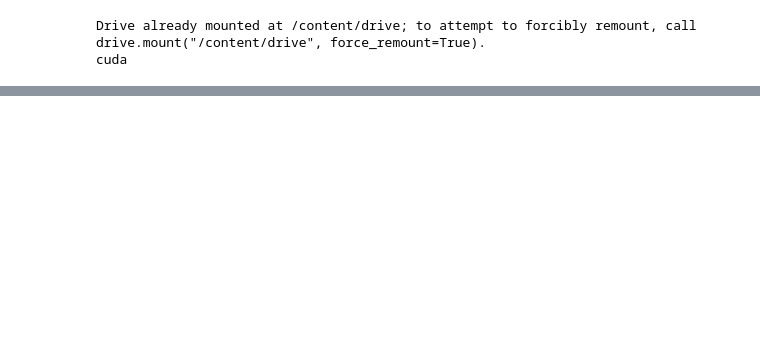
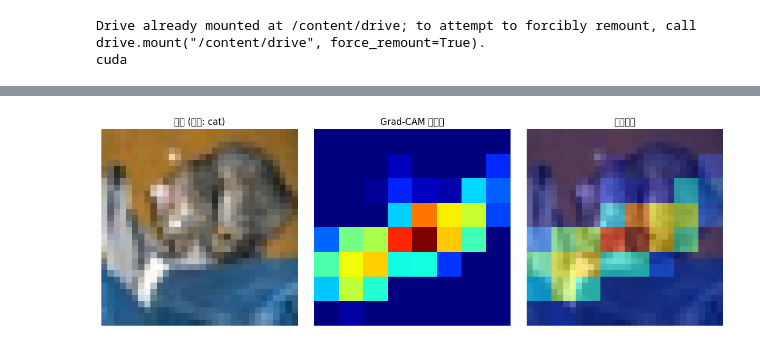
Before and after one commit to JihoonJung2/undergrad-research-practicum, a Jupyter notebook: day1-2.ipynb, the cells around one changed output, grey strips where cells are left out. Drawn from its saved outputs; the diff is of its cells as text; code cells hidden in the pictures; blank space fills up the shorter version.

```diff
--- a/day1-2.ipynb
+++ b/day1-2.ipynb
@@ -196,0 +164,73 @@ Resolving deltas: 100% (1/1), done.
+# %%
+import torch
+import torch.nn.functional as F
+import matplotlib.pyplot as plt
+import numpy as np
+
+class GradCAM:
+    def __init__(self, model, target_layer):
+        self.model = model
+        self.target_layer = target_layer
+        self.gradients = None
+        self.activations = None
+        # forward/backward 시점에 자동으로 값을 잡아채는 hook 등록
+        target_layer.register_forward_hook(self.save_activation)
+        target_layer.register_full_backward_hook(self.save_gradient)
+
+    def save_activation(self, module, input, output):
+        self.activations = output.detach()   # 마지막 conv의 feature map 저장
+
+    def save_gradient(self, module, grad_input, grad_output):
+        self.gradients = grad_output[0].detach()   # 그 feature map에 대한 gradient 저장
+
+    def generate(self, input_tensor, class_idx=None):
+        self.model.eval()
+        output = self.model(input_tensor)          # forward pass
+
+        if class_idx is None:
+            class_idx = output.argmax(dim=1).item()   # 예측 클래스 자동 선택
+
+        self.model.zero_grad()
+        score = output[0, class_idx]
+        score.backward()   # 이 클래스 점수 기준으로 backward → save_gradient 자동 호출됨
+
+        gradients = self.gradients[0]        # (채널, H, W)
+        activations = self.activations[0]    # (채널, H, W)
+
+        weights = gradients.mean(dim=(1, 2))   # 채널별 gradient 평균 = 그 채널의 중요도
+        cam = torch.zeros(activations.shape[1:], dtype=torch.float32, device=activations.device)
+        for i, w in enumerate(weights):
+            cam += w * activations[i]           # 중요도로 가중합
+
+        cam = F.relu(cam)   # 음수는 0으로 (클래스에 긍정적으로 기여한 부분만 보고 싶음)
+        cam = cam / (cam.max() + 1e-8)   # 0~1로 정규화
+        return cam.cpu().numpy(), class_idx
+
+
+# ---- 사용 예시 ----
+# SmallCNN의 마지막 conv 레이어를 target으로 지정 (self.features의 마지막 Conv2d)
+target_layer = model.features[-3]   # MaxPool 직전의 마지막 Conv2d (구조에 따라 인덱스 확인 필요)
+
+gradcam = GradCAM(model, target_layer)
+
+# 테스트 이미지 하나 가져오기
+images, labels = next(iter(testloader))
+img_tensor = images[0:1].to(device)
+
+cam, predicted_class = gradcam.generate(img_tensor)
+
+# 시각화
+img_display = images[0].permute(1, 2, 0).numpy()
+img_display = (img_display * [0.247, 0.243, 0.261] + [0.4914, 0.4822, 0.4465]).clip(0, 1)
+
+cam_resized = np.array(plt.cm.jet(cam / cam.max())[:, :, :3])  # 히트맵 컬러 적용
+cam_resized = np.kron(cam, np.ones((32 // cam.shape[0], 32 // cam.shape[1])))  # 원본 크기로 확대
+
+fig, axes = plt.subplots(1, 3, figsize=(12, 4))
+axes[0].imshow(img_display); axes[0].set_title(f"원본 (예측: {classes[predicted_class]})"); axes[0].axis('off')
+axes[1].imshow(cam_resized, cmap='jet'); axes[1].set_title("Grad-CAM 히트맵"); axes[1].axis('off')
+axes[2].imshow(img_display); axes[2].imshow(cam_resized, cmap='jet', alpha=0.5); axes[2].set_title("오버레이"); axes[2].axis('off')
+plt.tight_layout()
+plt.show()
+# %% [output]
+[figure, added]
```
Also changed, not shown: parts of 6 cells of this notebook.
